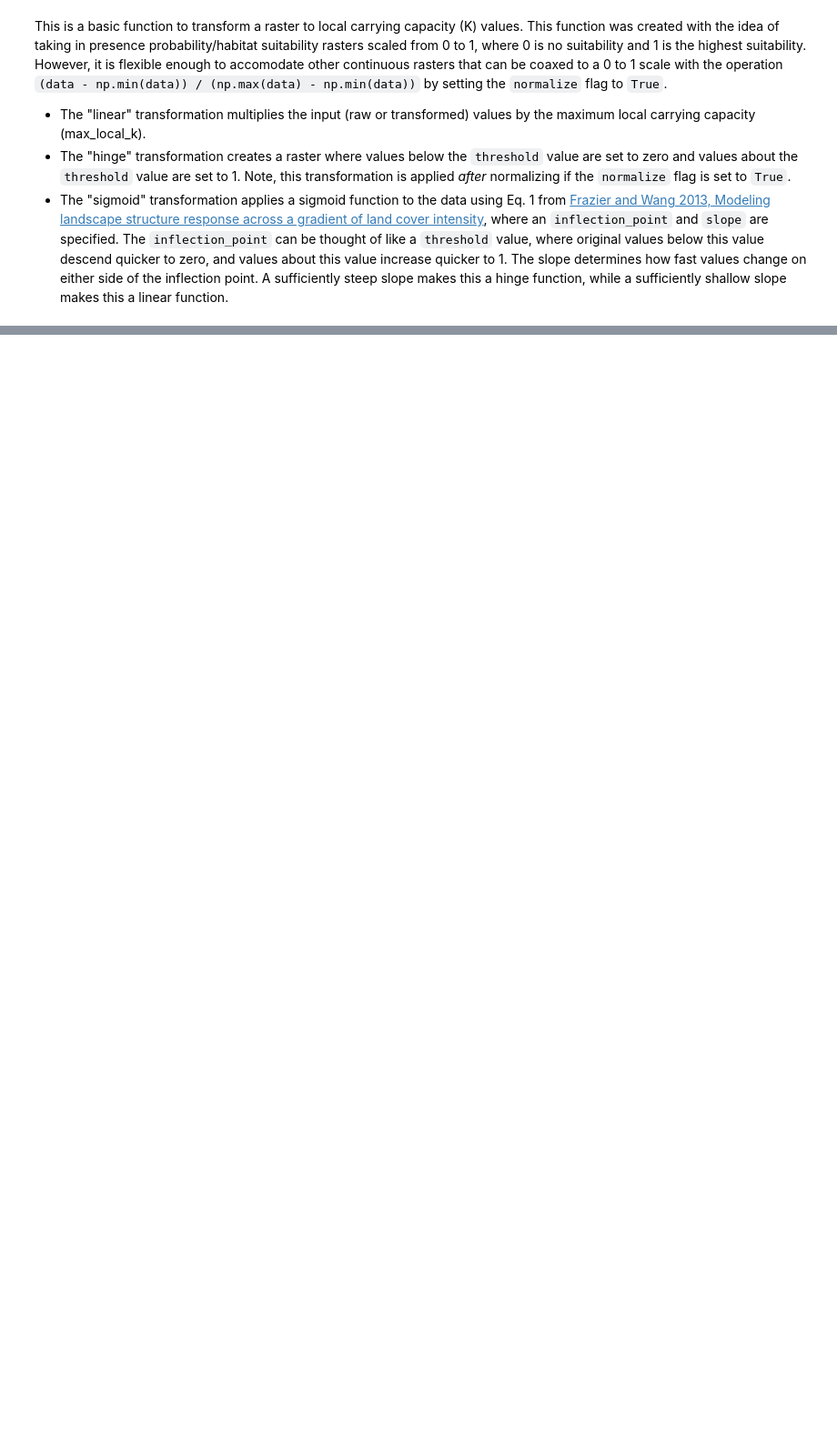
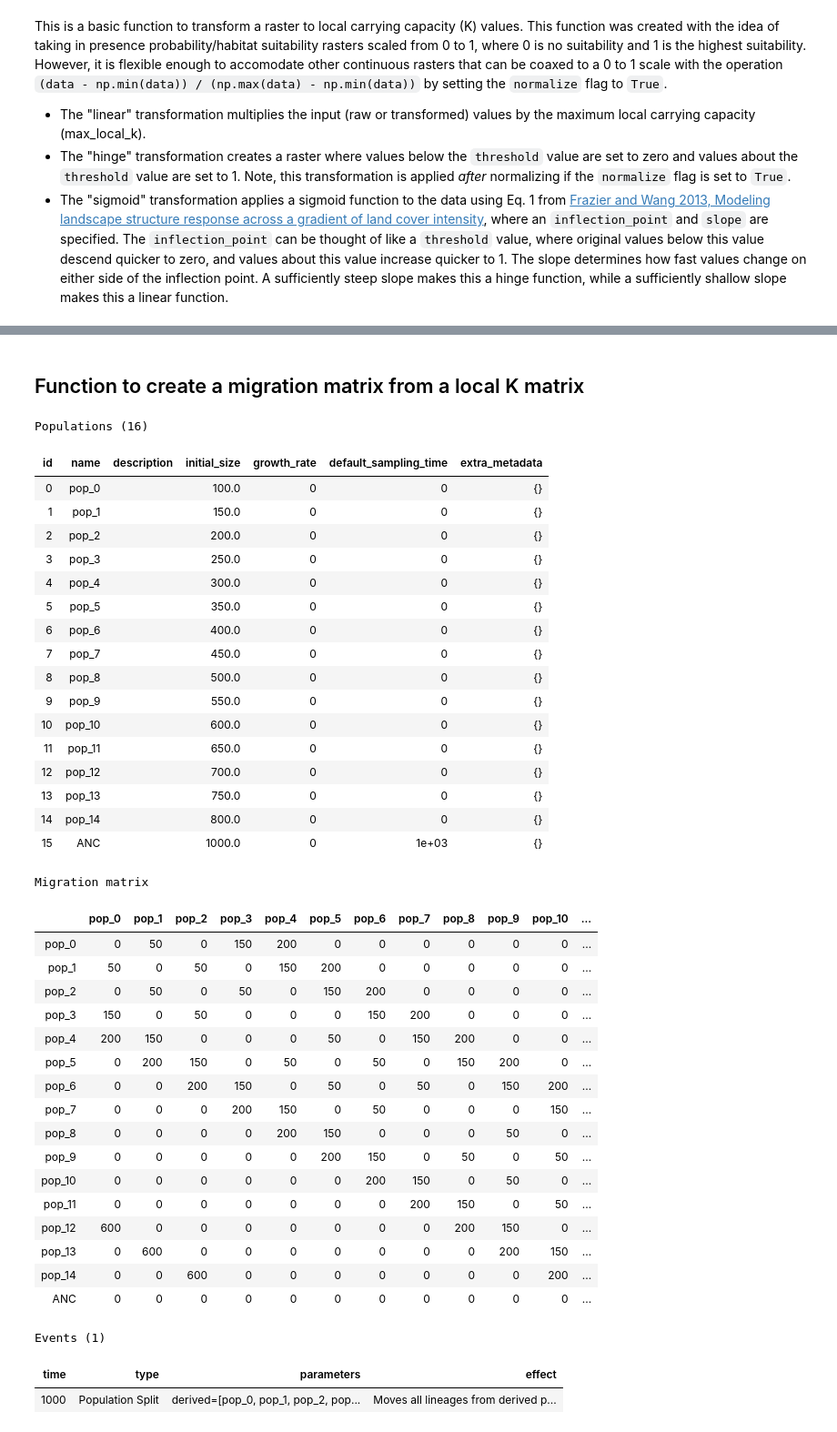
Before and after one commit to connor-french/spaceprime, a Jupyter notebook: spaceprime-sandbox.ipynb, the cells around one changed output, grey strips where cells are left out. Shown at 91% size. Cells and saved outputs as stored; diff of their text form; code cells hidden in the pictures; blank space fills up the shorter version.

Commit message:
function to create migration matrix from K and additional functionality to include mig matrix in 2d_stepping_stone

```diff
--- a/spaceprime-sandbox.ipynb
+++ b/spaceprime-sandbox.ipynb
@@ -244,2 +133,79 @@ Error:
+# %% [markdown]
+## Function to create a migration matrix from a local K matrix
+# %%
+import numpy as np
+def k_to_mig_matrix(k):
+
+    # Convert the input matrix to a 1D array
+    k_flat = np.ravel(k)
+
+    # Initialize the migration matrix
+    m = np.zeros((k_flat.shape[0], k_flat.shape[0]))
+
+    # Iterate over each cell in the input matrix and compute the migration rates
+    for i in range(k_flat.shape[0]):
+        for j in range(k_flat.shape[0]):
+            if i != j:
+                diff = abs(k_flat[i] - k_flat[j])
+                if (i // 4 == j // 4) and abs(i - j) == 1:
+                    # Edge neighbor
+                    m[i, j] = diff
+                elif (i % 4 == j % 4) and abs(i - j) == 4:
+                    # Edge neighbor
+                    m[i, j] = diff
+                elif abs(i - j) == 3 or abs(i - j) == 12:
+                    # Corner neighbor
+                    m[i, j] = diff
+                elif abs(i - j) == 4:
+                    # Center neighbor
+                    m[i, j] = diff
+    return(m)
+# %%
+k = np.array([[100, 150, 200, 250, 300], [350, 400, 450, 500, 550], [600, 650, 700, 750, 800]])
+r = k_to_mig_matrix(k)
+
+s=stepping_stone2d(k, r)
+# %%
+s
+# %% [output]
+Populations (16)
+| id | name | description | initial_size | growth_rate | default_sampling_time | extra_metadata |
+| 0 | pop_0 |  | 100.0 | 0 | 0 | {} |
+| 1 | pop_1 |  | 150.0 | 0 | 0 | {} |
+| 2 | pop_2 |  | 200.0 | 0 | 0 | {} |
+| 3 | pop_3 |  | 250.0 | 0 | 0 | {} |
+| 4 | pop_4 |  | 300.0 | 0 | 0 | {} |
+| 5 | pop_5 |  | 350.0 | 0 | 0 | {} |
+| 6 | pop_6 |  | 400.0 | 0 | 0 | {} |
+| 7 | pop_7 |  | 450.0 | 0 | 0 | {} |
+| 8 | pop_8 |  | 500.0 | 0 | 0 | {} |
+| 9 | pop_9 |  | 550.0 | 0 | 0 | {} |
+| 10 | pop_10 |  | 600.0 | 0 | 0 | {} |
+| 11 | pop_11 |  | 650.0 | 0 | 0 | {} |
+| 12 | pop_12 |  | 700.0 | 0 | 0 | {} |
+| 13 | pop_13 |  | 750.0 | 0 | 0 | {} |
+| 14 | pop_14 |  | 800.0 | 0 | 0 | {} |
+| 15 | ANC |  | 1000.0 | 0 | 1e+03 | {} |
+Migration matrix
+|  | pop_0 | pop_1 | pop_2 | pop_3 | pop_4 | pop_5 | pop_6 | pop_7 | pop_8 | pop_9 | pop_10 | ... |
+| pop_0 | 0 | 50 | 0 | 150 | 200 | 0 | 0 | 0 | 0 | 0 | 0 | ... |
+| pop_1 | 50 | 0 | 50 | 0 | 150 | 200 | 0 | 0 | 0 | 0 | 0 | ... |
+| pop_2 | 0 | 50 | 0 | 50 | 0 | 150 | 200 | 0 | 0 | 0 | 0 | ... |
+| pop_3 | 150 | 0 | 50 | 0 | 0 | 0 | 150 | 200 | 0 | 0 | 0 | ... |
+| pop_4 | 200 | 150 | 0 | 0 | 0 | 50 | 0 | 150 | 200 | 0 | 0 | ... |
+| pop_5 | 0 | 200 | 150 | 0 | 50 | 0 | 50 | 0 | 150 | 200 | 0 | ... |
+| pop_6 | 0 | 0 | 200 | 150 | 0 | 50 | 0 | 50 | 0 | 150 | 200 | ... |
+| pop_7 | 0 | 0 | 0 | 200 | 150 | 0 | 50 | 0 | 0 | 0 | 150 | ... |
+| pop_8 | 0 | 0 | 0 | 0 | 200 | 150 | 0 | 0 | 0 | 50 | 0 | ... |
+| pop_9 | 0 | 0 | 0 | 0 | 0 | 200 | 150 | 0 | 50 | 0 | 50 | ... |
+| pop_10 | 0 | 0 | 0 | 0 | 0 | 0 | 200 | 150 | 0 | 50 | 0 | ... |
+| pop_11 | 0 | 0 | 0 | 0 | 0 | 0 | 0 | 200 | 150 | 0 | 50 | ... |
+| pop_12 | 600 | 0 | 0 | 0 | 0 | 0 | 0 | 0 | 200 | 150 | 0 | ... |
+| pop_13 | 0 | 600 | 0 | 0 | 0 | 0 | 0 | 0 | 0 | 200 | 150 | ... |
+| pop_14 | 0 | 0 | 600 | 0 | 0 | 0 | 0 | 0 | 0 | 0 | 200 | ... |
+| ANC | 0 | 0 | 0 | 0 | 0 | 0 | 0 | 0 | 0 | 0 | 0 | ... |
+Events (1)
+| time | type | parameters | effect |
+| 1000 | Population Split | derived=[pop_0, pop_1, pop_2, pop... | Moves all lineages from derived p... |
 # %%
 # %% [output]
```
Also changed, not shown: parts of 22 cells of this notebook.
